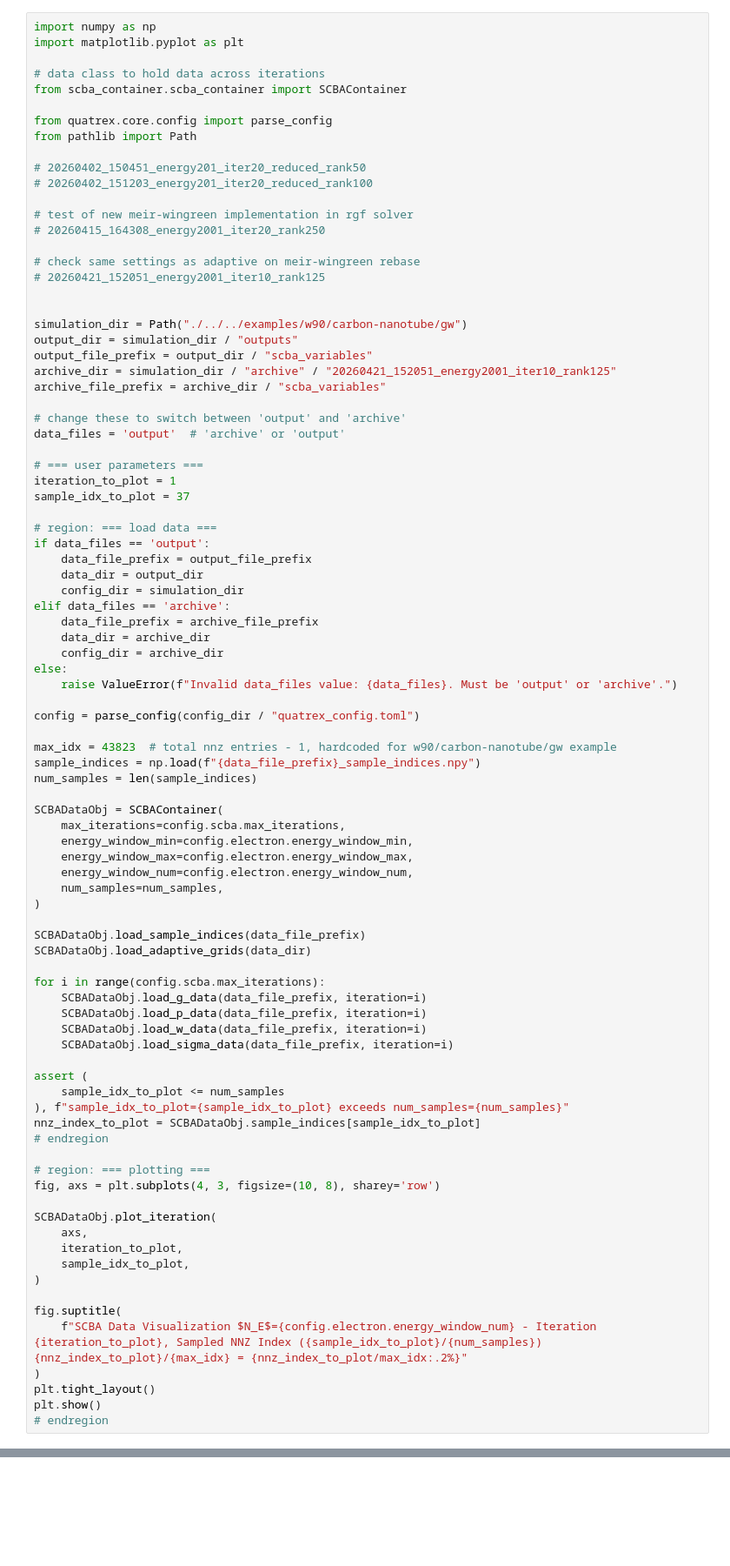
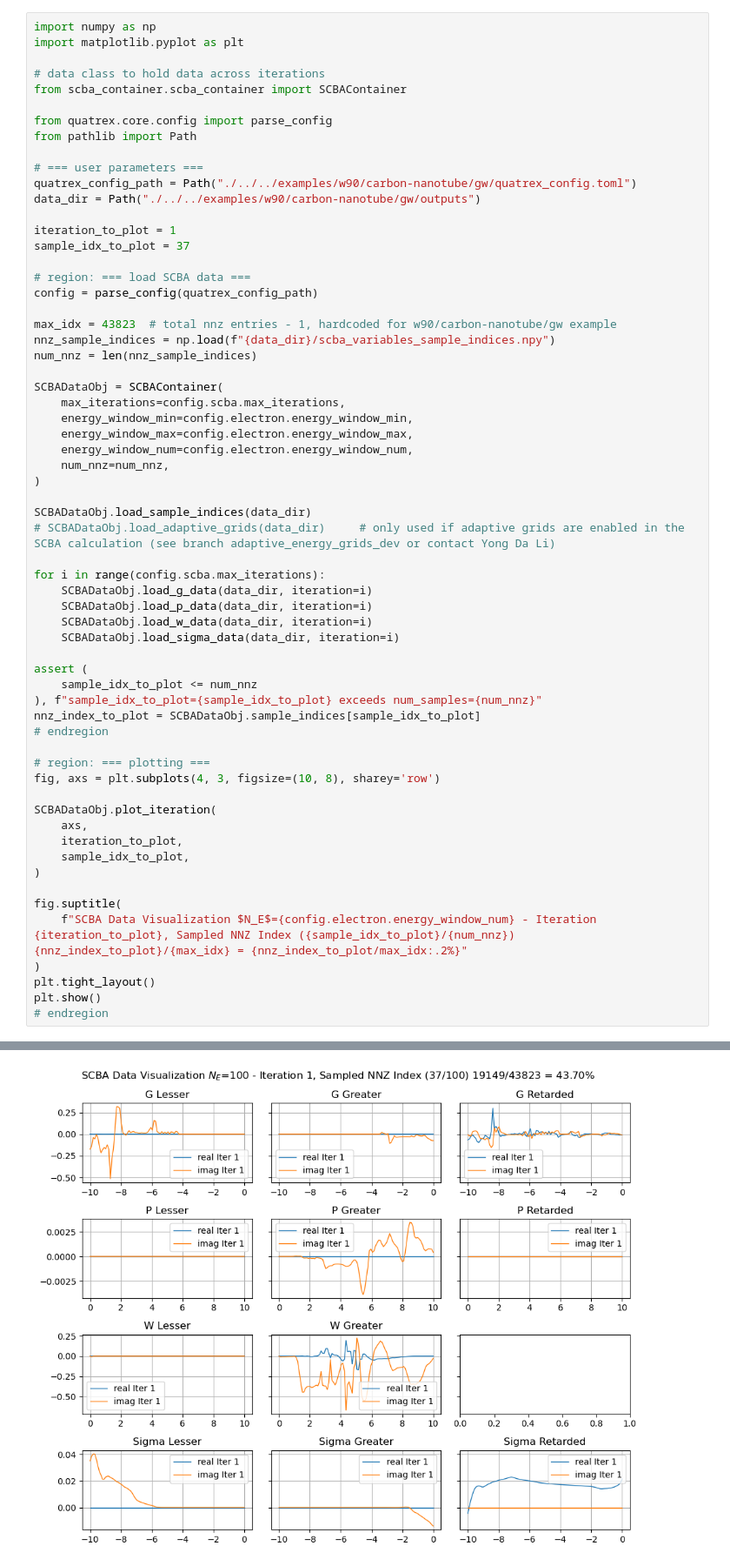
Before and after one commit to quatrex/quatrex, a Jupyter notebook: scripts/analysis/scba_visualization.ipynb, the cells around one changed output, grey strips where cells are left out. Shown at 87% size. Saved outputs shown, nothing was run; the diff lists cells and outputs as text; blank space fills up the shorter version.

Commit message:
cleaned up plotting script, used data dir instead of prefix

```diff
--- a/scripts/analysis/scba_visualization.ipynb
+++ b/scripts/analysis/scba_visualization.ipynb
@@ -12,67 +37,40 @@ from scba_container.scba_container import SCBAContainer
 from quatrex.core.config import parse_config
 from pathlib import Path
 
-# 20260402_150451_energy201_iter20_reduced_rank50
-# 20260402_151203_energy201_iter20_reduced_rank100
+# === user parameters ===
+quatrex_config_path = Path("./../../examples/w90/carbon-nanotube/gw/quatrex_config.toml")
+data_dir = Path("./../../examples/w90/carbon-nanotube/gw/outputs")
 
-# test of new meir-wingreen implementation in rgf solver
-# 20260415_164308_energy2001_iter20_rank250
-
-# check same settings as adaptive on meir-wingreen rebase
-# 20260421_152051_energy2001_iter10_rank125
-
-
-simulation_dir = Path("./../../examples/w90/carbon-nanotube/gw")
-output_dir = simulation_dir / "outputs"
-output_file_prefix = output_dir / "scba_variables"
-archive_dir = simulation_dir / "archive" / "20260421_152051_energy2001_iter10_rank125"
-archive_file_prefix = archive_dir / "scba_variables"
-
-# change these to switch between 'output' and 'archive'
-data_files = 'output'  # 'archive' or 'output'
-
-# === user parameters ===
 iteration_to_plot = 1
 sample_idx_to_plot = 37
 
-# region: === load data ===
-if data_files == 'output':
-    data_file_prefix = output_file_prefix
-    data_dir = output_dir
-    config_dir = simulation_dir
-elif data_files == 'archive':
-    data_file_prefix = archive_file_prefix
-    data_dir = archive_dir
-    config_dir = archive_dir
-else:
-    raise ValueError(f"Invalid data_files value: {data_files}. Must be 'output' or 'archive'.")
-
-config = parse_config(config_dir / "quatrex_config.toml")
+# region: === load SCBA data ===
+config = parse_config(quatrex_config_path)
 
 max_idx = 43823  # total nnz entries - 1, hardcoded for w90/carbon-nanotube/gw example
-sample_indices = np.load(f"{data_file_prefix}_sample_indices.npy")
-num_samples = len(sample_indices)
+nnz_sample_indices = np.load(f"{data_dir}/scba_variables_sample_indices.npy")
+num_nnz = len(nnz_sample_indices)
 
 SCBADataObj = SCBAContainer(
     max_iterations=config.scba.max_iterations,
     energy_window_min=config.electron.energy_window_min,
     energy_window_max=config.electron.energy_window_max,
     energy_window_num=config.electron.energy_window_num,
-    num_samples=num_samples,
+    num_nnz=num_nnz,
 )
 
-SCBADataObj.load_sample_indices(data_file_prefix)
-SCBADataObj.load_adaptive_grids(data_dir)
+SCBADataObj.load_sample_indices(data_dir)
+# SCBADataObj.load_adaptive_grids(data_dir)     # only used if adaptive grids are enabled in the SCBA calculation (see branch adaptive_energy_grids_dev or contact Yong Da Li)
 
 for i in range(config.scba.max_iterations):
-    SCBADataObj.load_g_data(data_file_prefix, iteration=i)
-    SCBADataObj.load_p_data(data_file_prefix, iteration=i)
-    SCBADataObj.load_w_data(data_file_prefix, iteration=i)
-    SCBADataObj.load_sigma_data(data_file_prefix, iteration=i)
+    SCBADataObj.load_g_data(data_dir, iteration=i)
+    SCBADataObj.load_p_data(data_dir, iteration=i)
+    SCBADataObj.load_w_data(data_dir, iteration=i)
+    SCBADataObj.load_sigma_data(data_dir, iteration=i)
 
 assert (
-    sample_idx_to_plot <= num_samples
-), f"sample_idx_to_plot={sample_idx_to_plot} exceeds num_samples={num_samples}"
+    sample_idx_to_plot <= num_nnz
+), f"sample_idx_to_plot={sample_idx_to_plot} exceeds num_samples={num_nnz}"
 nnz_index_to_plot = SCBADataObj.sample_indices[sample_idx_to_plot]
 # endregion
 
@@ -86,7 +84,7 @@ SCBADataObj.plot_iteration(
 )
 
 fig.suptitle(
-    f"SCBA Data Visualization $N_E$={config.electron.energy_window_num} - Iteration {iteration_to_plot}, Sampled NNZ Index ({sample_idx_to_plot}/{num_samples}) {nnz_index_to_plot}/{max_idx} = {nnz_index_to_plot/max_idx:.2%}"
+    f"SCBA Data Visualization $N_E$={config.electron.energy_window_num} - Iteration {iteration_to_plot}, Sampled NNZ Index ({sample_idx_to_plot}/{num_nnz}) {nnz_index_to_plot}/{max_idx} = {nnz_index_to_plot/max_idx:.2%}"
 )
 plt.tight_layout()
 plt.show()
@@ -97,0 +93 @@ AssertionError: sample_idx_to_plot=370 exceeds num_samples=100
+[figure, added]
```
Also changed, not shown: parts of 4 cells of this notebook, 2 other files.
